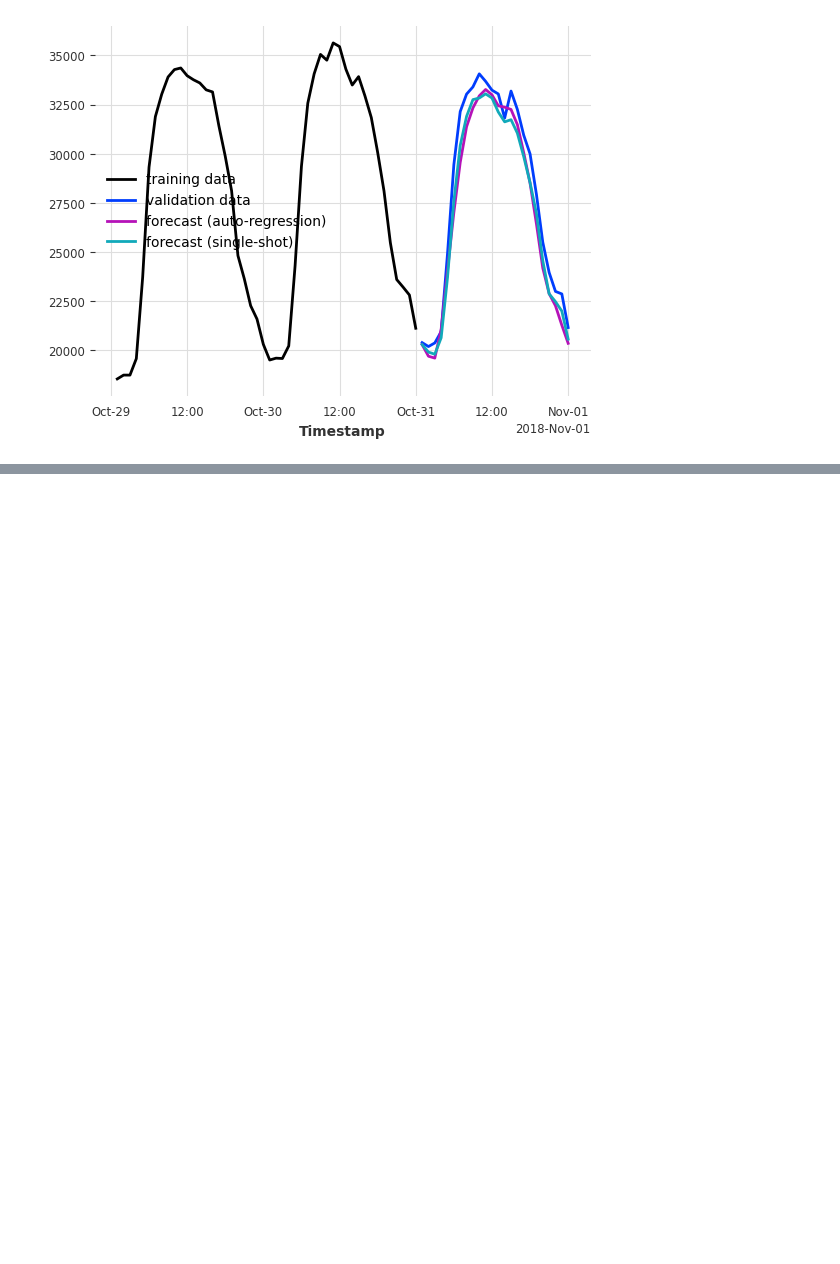
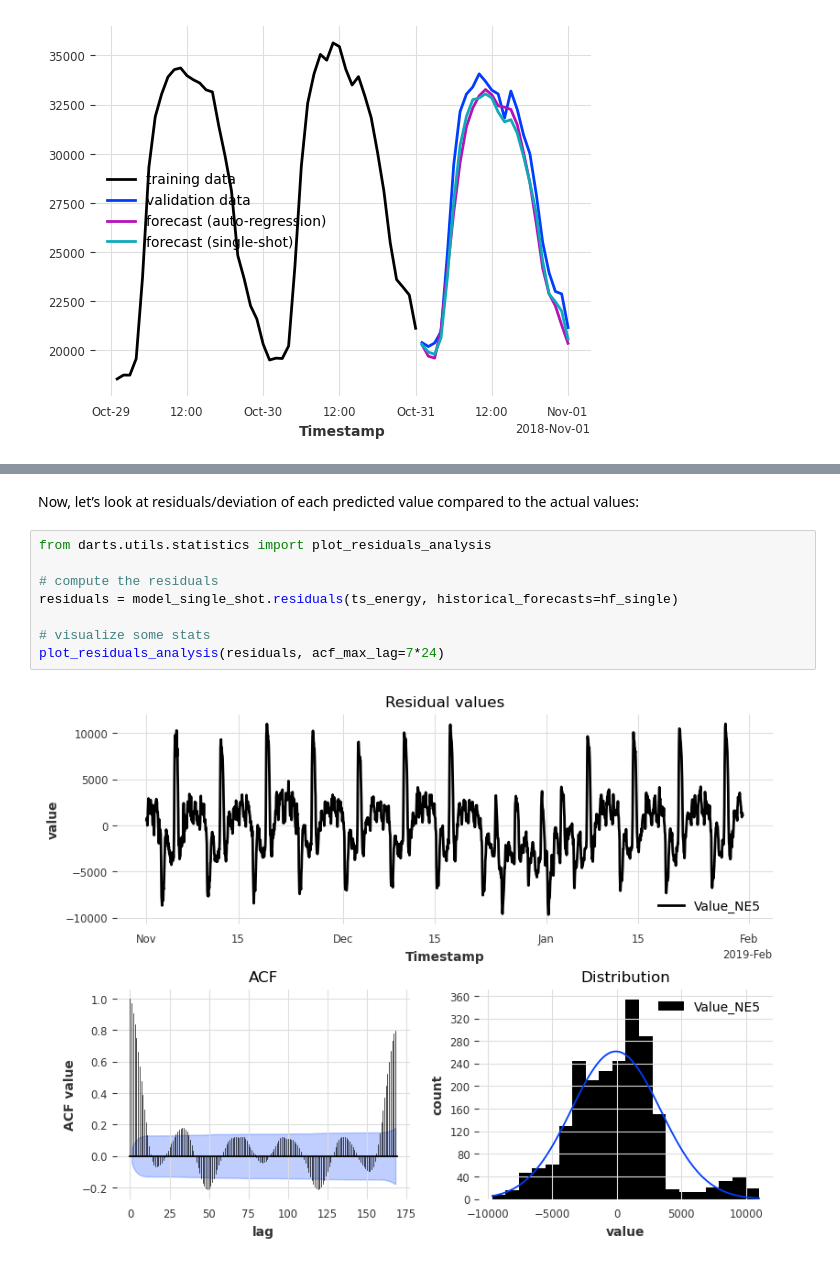
Before and after one commit to unit8co/sds2024-anomaly-detection, a Jupyter notebook: Introduction.ipynb, the cells around one changed output, grey strips where cells are left out. Drawn from its saved outputs; the diff is of its cells as text; blank space fills up the shorter version.

```diff
--- a/Introduction.ipynb
+++ b/Introduction.ipynb
@@ -295,0 +396,12 @@ We can see that the distribution rather centered at 0, which means that the mode
+# %% [markdown]
+Now, let’s look at residuals/deviation of each predicted value compared to the actual values:
+# %%
+from darts.utils.statistics import plot_residuals_analysis
+
+# compute the residuals
+residuals = model_single_shot.residuals(ts_energy, historical_forecasts=hf_single)
+
+# visualize some stats
+plot_residuals_analysis(residuals, acf_max_lag=7*24)
+# %% [output]
+[figure, added]
```
Also changed, not shown: parts of 30 cells of this notebook, 4 other files.
